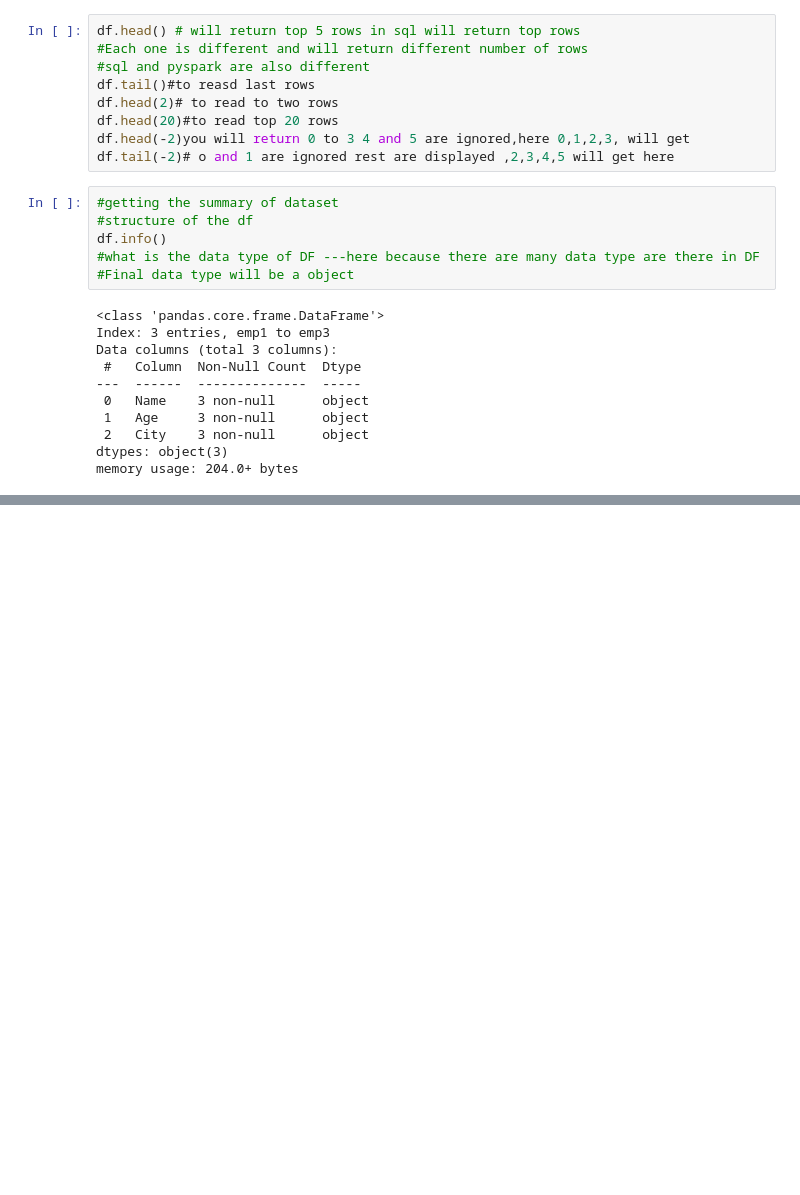
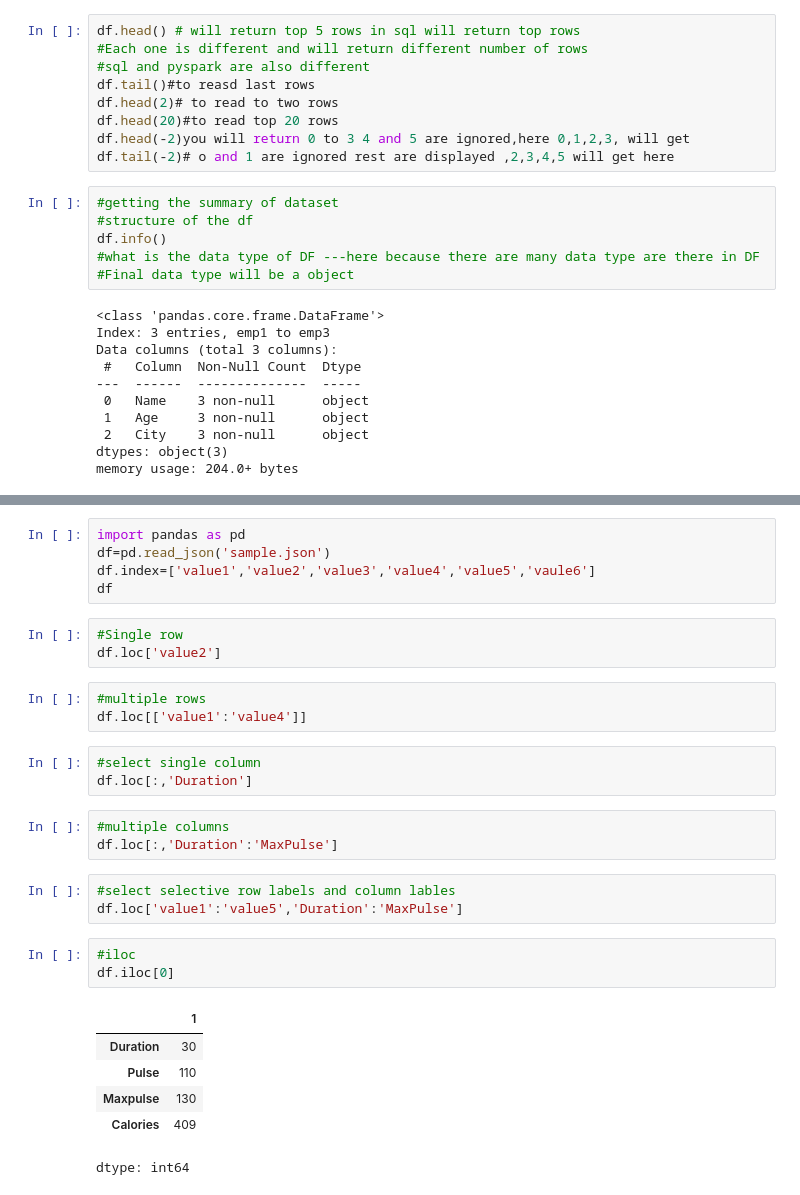
Before and after one commit to ramnagella/Demo, a Jupyter notebook: DA_Day4.ipynb, the cells around one changed output, grey strips where cells are left out. Saved outputs shown, nothing was run; the diff lists cells and outputs as text; blank space fills up the shorter version.

```diff
--- a/DA_Day4.ipynb
+++ b/DA_Day4.ipynb
@@ -288,0 +446,30 @@ max ----day1 to day 30---you will get 35 degrees
+# %%
+import pandas as pd
+df=pd.read_json('sample.json')
+df.index=['value1','value2','value3','value4','value5','vaule6']
+df
+# %%
+#Single row
+df.loc['value2']
+# %%
+#multiple rows
+df.loc[['value1':'value4']]
+# %%
+#select single column
+df.loc[:,'Duration']
+# %%
+#multiple columns
+df.loc[:,'Duration':'MaxPulse']
+# %%
+#select selective row labels and column lables
+df.loc['value1':'value5','Duration':'MaxPulse']
+# %%
+#iloc
+df.iloc[0]
+# %% [output]
+|  | 1 |
+| Duration | 30 |
+| Pulse | 110 |
+| Maxpulse | 130 |
+| Calories | 409 |
+dtype: int64
```
Also changed, not shown: parts of 17 cells of this notebook.
